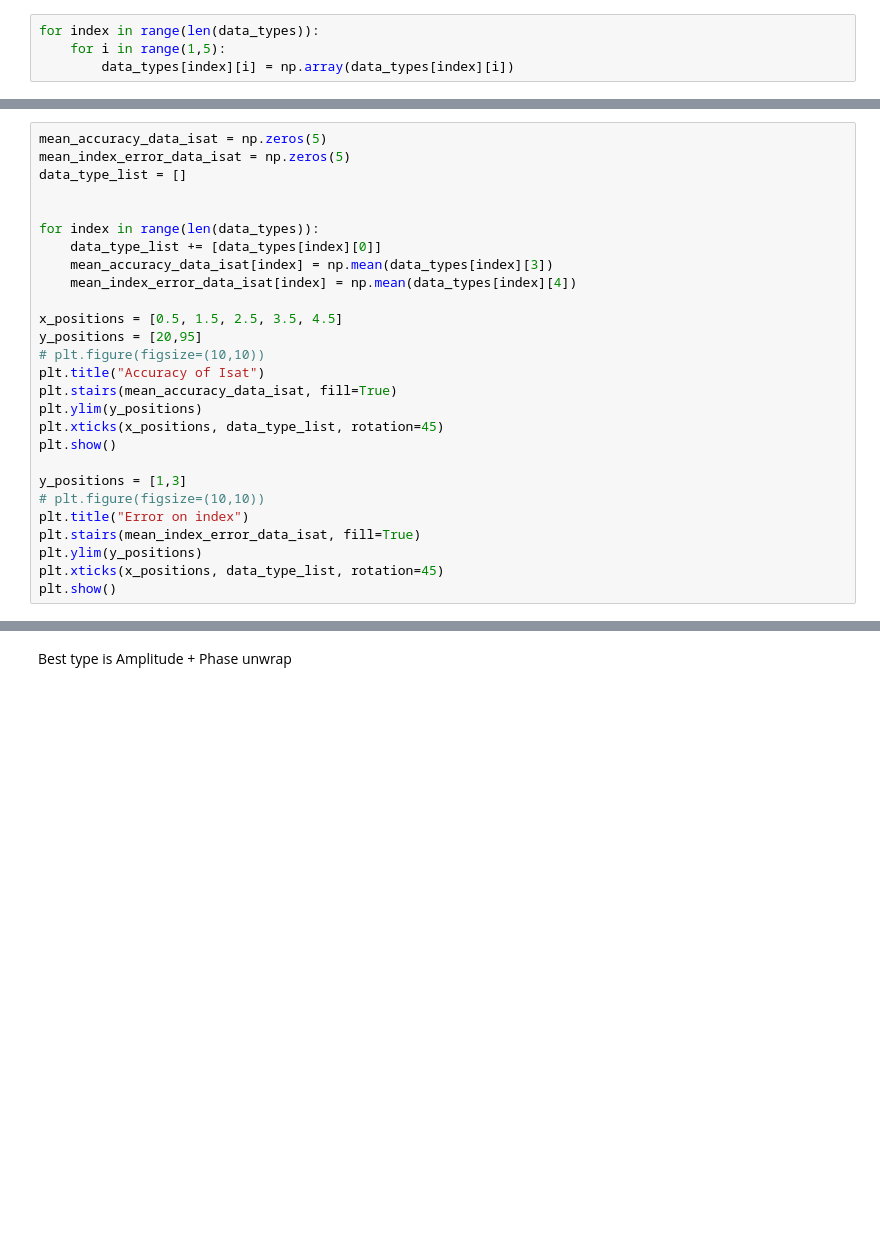
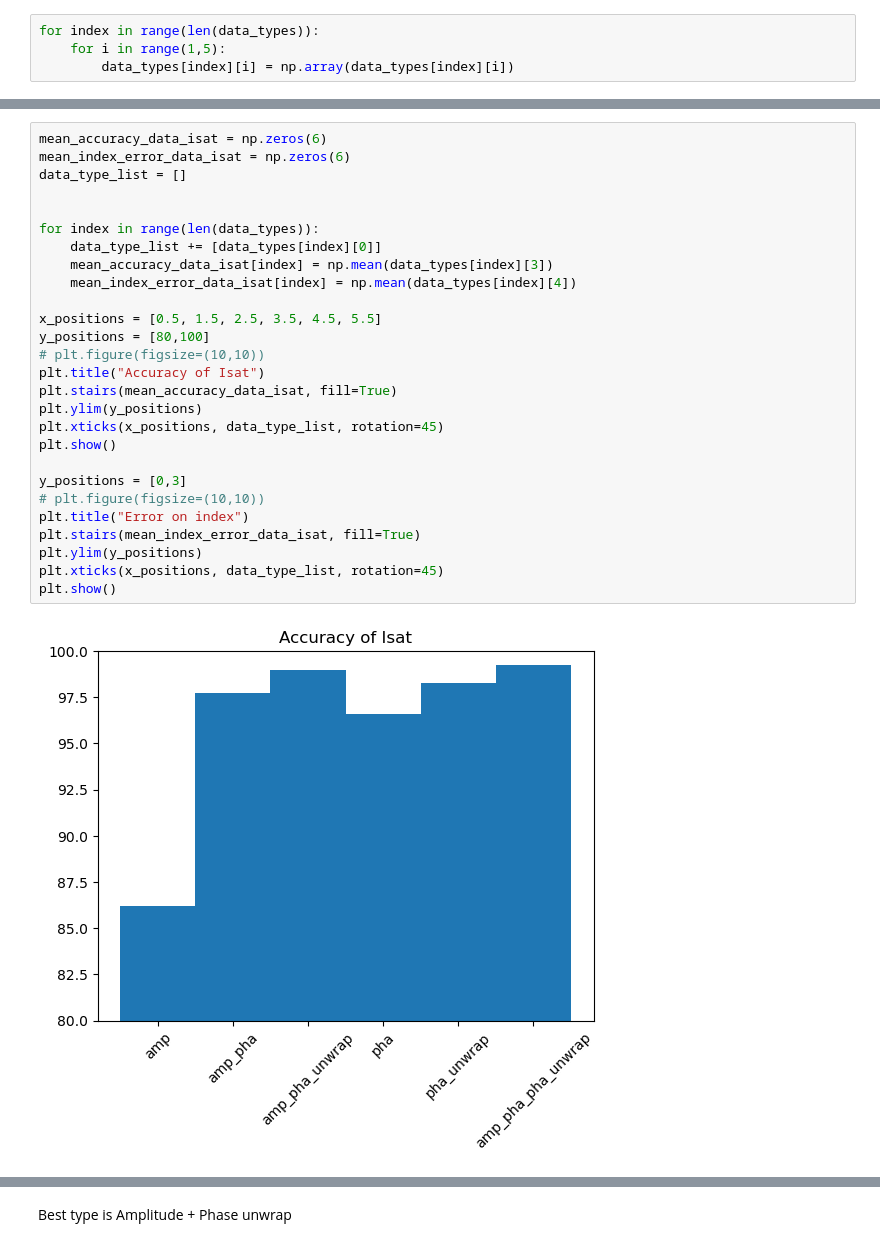
Before and after one commit to Quantum-Optics-LKB/xp2nlse-ml, a Jupyter notebook: single_power/benchmark_visualizer_single_power.ipynb, the cells around one changed output, grey strips where cells are left out. Cells and saved outputs as stored; diff of their text form; blank space fills up the shorter version.

```diff
--- a/single_power/benchmark_visualizer_single_power.ipynb
+++ b/single_power/benchmark_visualizer_single_power.ipynb
@@ -226,27 +253,29 @@ plt.show()
 # %%
-mean_accuracy_data_isat = np.zeros(5)
-mean_index_error_data_isat = np.zeros(5)
+mean_accuracy_data_isat = np.zeros(6)
+mean_index_error_data_isat = np.zeros(6)
 data_type_list = []
 
 
 for index in range(len(data_types)):
     data_type_list += [data_types[index][0]]
     mean_accuracy_data_isat[index] = np.mean(data_types[index][3])
     mean_index_error_data_isat[index] = np.mean(data_types[index][4])
 
-x_positions = [0.5, 1.5, 2.5, 3.5, 4.5]
-y_positions = [20,95]
+x_positions = [0.5, 1.5, 2.5, 3.5, 4.5, 5.5]
+y_positions = [80,100]
 # plt.figure(figsize=(10,10))
 plt.title("Accuracy of Isat")
 plt.stairs(mean_accuracy_data_isat, fill=True)
 plt.ylim(y_positions)
 plt.xticks(x_positions, data_type_list, rotation=45)
 plt.show()
 
-y_positions = [1,3]
+y_positions = [0,3]
 # plt.figure(figsize=(10,10))
 plt.title("Error on index")
 plt.stairs(mean_index_error_data_isat, fill=True)
 plt.ylim(y_positions)
 plt.xticks(x_positions, data_type_list, rotation=45)
 plt.show()
+# %% [output]
+[figure, added]
```
Also changed, not shown: parts of 8 cells of this notebook, 8 other files.
